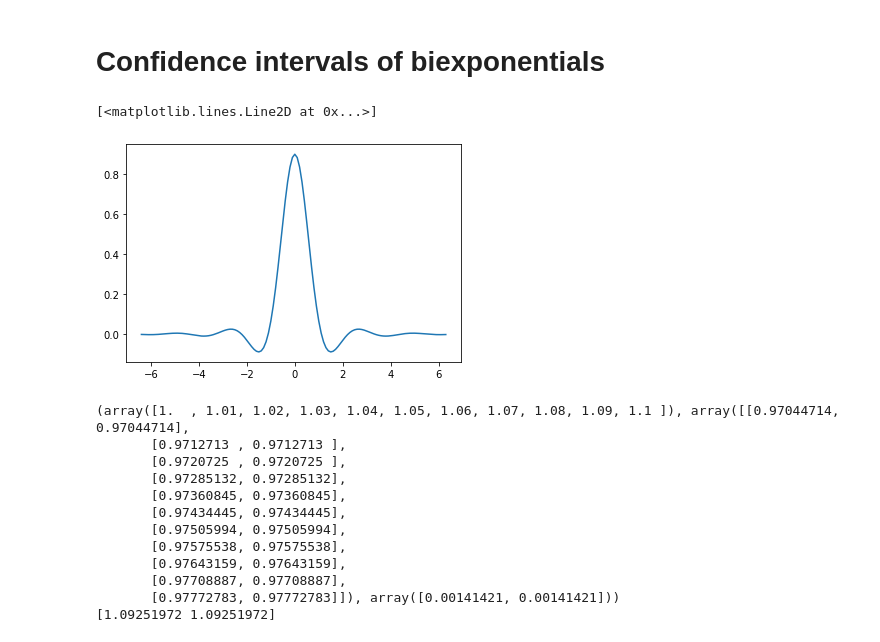
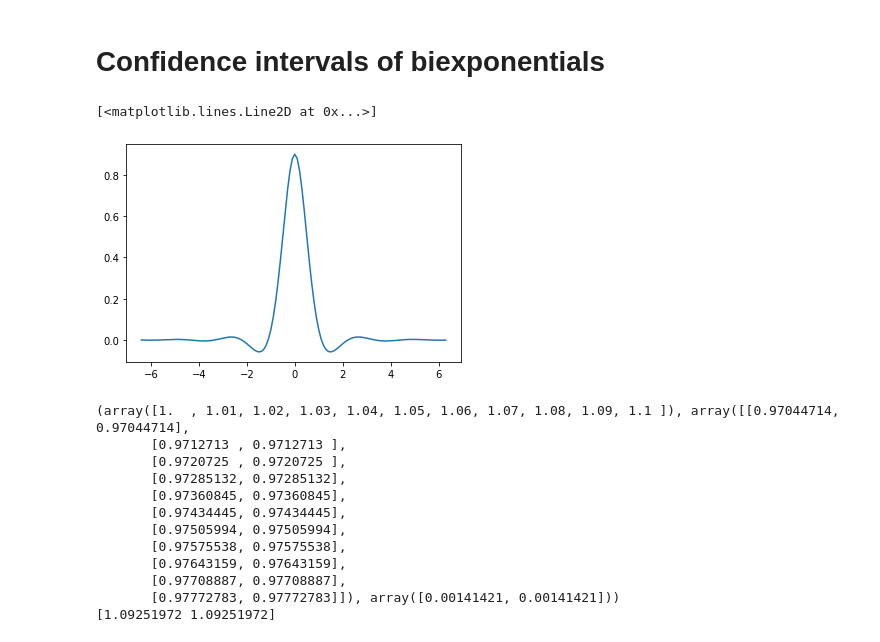
Before and after one commit to jlcbrown/FFT_hypoexp_comp, a Jupyter notebook: FFT_computation_testing.ipynb, the cells around one changed output. Saved outputs shown, nothing was run; the diff lists cells and outputs as text; code cells hidden in the pictures.

```diff
--- a/FFT_computation_testing.ipynb
+++ b/FFT_computation_testing.ipynb
@@ -278,14 +278,14 @@ Trapezoidal rule of var of 5 Lambda case is (0.11707724075205701+4.6279773763729
 # %%
 def conf_integ(t, lams, x0=2 * np.sqrt(2), norm='z-score'):
     integ = bihyp_exp_cf(t, lams, norm=norm) * sinc(x0 * t / np.pi) * x0 / np.pi
     return(integ)
 
 t = np.arange(-6.4, 6.4, 0.1)
-integ = conf_integ(t, np.array([1, np.inf])) # Can chain inf's on - useful computational trick for later to avoid for loops
+integ = [conf_integ(tp, np.array([1, np.inf])) for tp in t] # Can chain inf's on - useful computational trick for later to avoid for loops
 plt.plot(t, integ)
 # %% [output]
 [<matplotlib.lines.Line2D at 0x...>]
-[figure, old version]
+[figure, new version]
 # %%
 def get_cdf(lams, vals=np.arange(0, 0.11, 0.01), mode='avg', limit=200):
 
```
Also changed, not shown: parts of 3 cells of this notebook.
